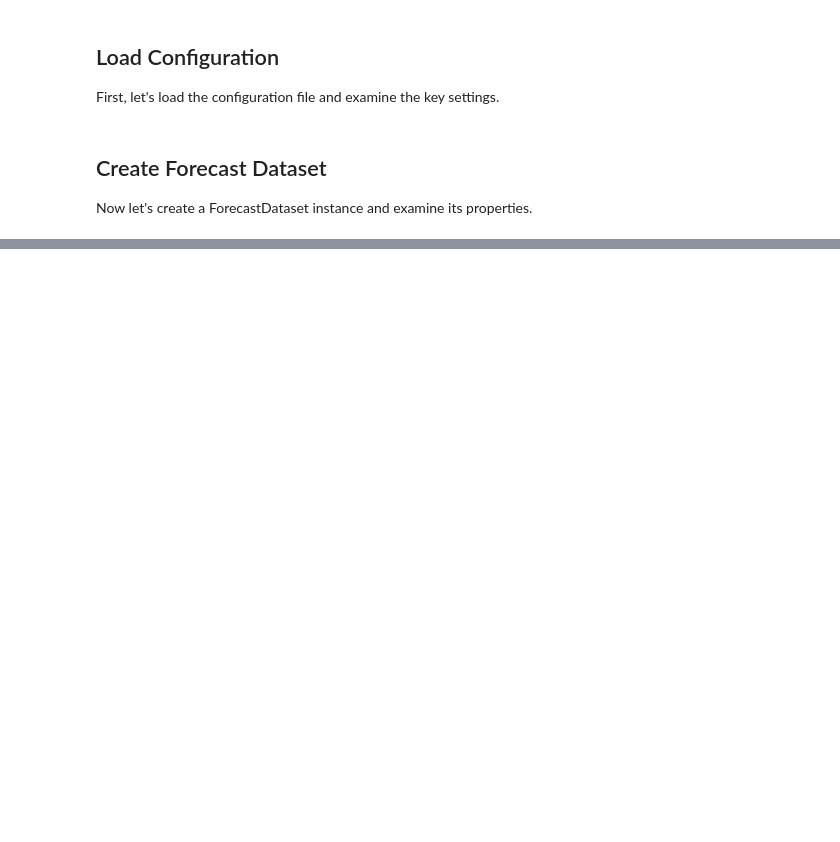
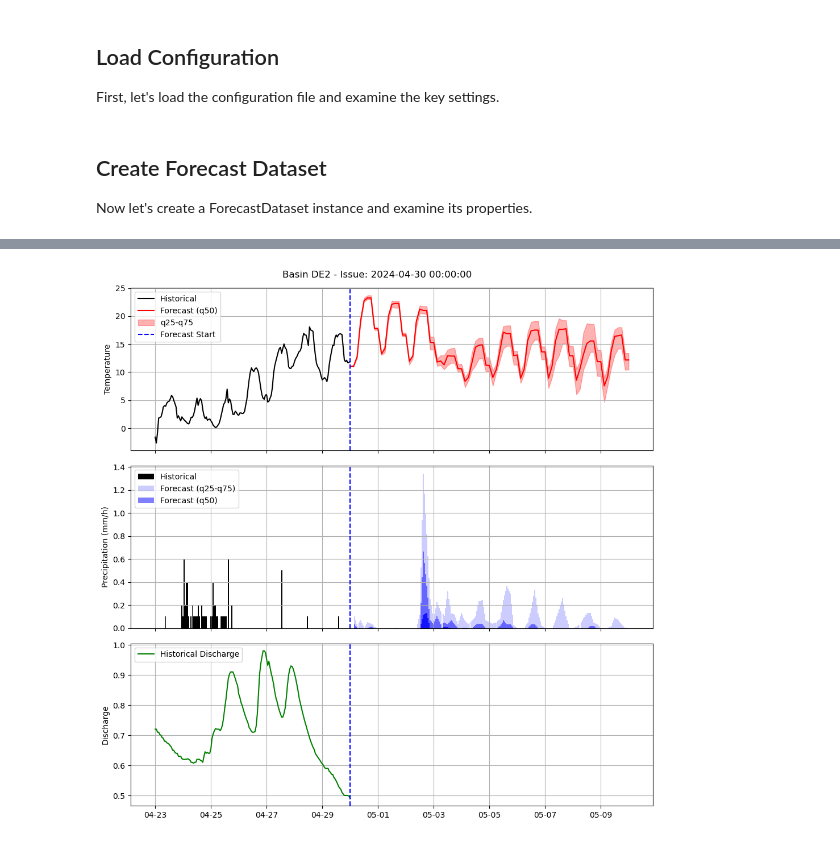
Before and after one commit to gjohnen1/neuralhydrology, a Jupyter notebook: operational_harz/gefs_10d_sample/load_online_forecast_dataset.ipynb, the cells around one changed output, grey strips where cells are left out. Drawn from its saved outputs; the diff is of its cells as text; code cells hidden in the pictures; blank space fills up the shorter version.

Commit message:
Update dataset inspection

```diff
--- a/operational_harz/gefs_10d_sample/load_online_forecast_dataset.ipynb
+++ b/operational_harz/gefs_10d_sample/load_online_forecast_dataset.ipynb
@@ -27,7 +27,7 @@ from neuralhydrology.datasetzoo.onlineforecastdataset import OnlineForecastDatas
 First, let's load the configuration file and examine the key settings.
 # %%
 # Load the config file
-config_path = Path('/home/sngrj0hn/GitHub/neuralhydrology/operational_harz/gefs_10d_sample/config.yml')
+config_path = Path('operational_harz/gefs_10d_sample/config.yml')
 config = Config(config_path)
 # %% [markdown]
 ## Create Forecast Dataset
@@ -383,0 +73,76 @@ Using forecast initialization time: 2023-09-30 00:00:00
+# %%
+# 2. Plot example variables
+if 'basin' in xr_dataset.coords and xr_dataset['basin'].size > 0:
+    basin_id = str(xr_dataset['basin'].values[0])
+    ds = xr_dataset.sel(basin=basin_id)
+
+    # Helper to find variables
+    def get_var(keywords, dims_req, dims_exc=[], suffix=''):
+        return next((v for v in xr_dataset.data_vars
+                     if any(k in v for k in keywords) and v.endswith(suffix)
+                     and all(d in xr_dataset[v].dims for d in dims_req)
+                     and not any(d in xr_dataset[v].dims for d in dims_exc)), None)
+
+    # Identify variables
+    h_vars = {
+        'temp': get_var(['temperature'], ['time'], ['lead_time']),
+        'prec': get_var(['precipitation'], ['time'], ['lead_time']),
+        'q': get_var(['discharge', 'q_'], ['time'], ['lead_time'])
+    }
+
+    # Find forecast base names via q50
+    f_vars = {}
+    for k, kws in [('temp', ['temperature_2m', 'temperature']), ('prec', ['total_precipitation', 'precipitation'])]:
+        q50 = get_var(kws, ['issue_time', 'lead_time'], suffix='_q50')
+        if q50 and 'dewpoint' not in q50:
+            base = q50.replace('_q50', '')
+            f_vars[k] = [f"{base}_{q}" for q in ['q25', 'q50', 'q75']]
+
+    if all(h_vars.values()) and len(f_vars) == 2:
+        # Data extraction
+        last_issue = ds['issue_time'].values[-1]
+        last_issue_dt = pd.to_datetime(last_issue)
+        hist_slice = slice(last_issue_dt - pd.Timedelta(days=7), last_issue_dt)
+
+        h_data = {k: ds[v].sel(time=hist_slice).to_series() for k, v in h_vars.items()}
+        f_dates = last_issue_dt + pd.to_timedelta(ds['lead_time'].values)
+
+        # Extract forecast quantiles (fallback to q50 if missing)
+        f_data = {k: [ds[v].sel(issue_time=last_issue).values if v in ds else ds[vs[1]].sel(issue_time=last_issue).values
+                      for v in vs] for k, vs in f_vars.items()}
+
+        # Plotting
+        fig, axes = plt.subplots(3, 1, figsize=(10, 10), sharex=True)
+
+        # Temperature
+        axes[0].plot(h_data['temp'].index, h_data['temp'], 'k-', label='Historical')
+        axes[0].plot(f_dates, f_data['temp'][1], 'r-', label='Forecast (q50)')
+        axes[0].fill_between(f_dates, f_data['temp'][0], f_data['temp'][2], color='red', alpha=0.3, label='q25-q75')
+        axes[0].set_ylabel('Temperature')
+
+        # Precipitation (mm/s -> mm/h)
+        axes[1].bar(h_data['prec'].index, h_data['prec'], width=0.04, color='k', label='Historical')
+        for i, alpha in zip([2, 1, 0], [0.2, 0.5, 0.8]): # Plot q75, q50, q25
+            lbl = 'Forecast (q25-q75)' if i==2 else ('Forecast (q50)' if i==1 else "")
+            axes[1].bar(f_dates, f_data['prec'][i] * 3600.0, width=0.04, color='b', alpha=alpha, label=lbl)
+        axes[1].set_ylabel('Precipitation (mm/h)')
+
+        # Discharge
+        axes[2].plot(h_data['q'].index, h_data['q'], 'g-', label='Historical Discharge')
+        axes[2].set_ylabel('Discharge')
+
+        for ax in axes:
+            ax.axvline(last_issue_dt, color='b', linestyle='--', label='Forecast Start' if ax==axes[0] else "")
+            ax.legend(loc='upper left')
+            ax.grid(True)
+
+        axes[2].xaxis.set_major_formatter(mdates.DateFormatter('%m-%d'))
+        plt.suptitle(f"Basin {basin_id} - Issue: {last_issue_dt}")
+        plt.tight_layout()
+        plt.show()
+    else:
+        print(f"Missing variables. Found: Hist={h_vars}, Fcst={f_vars.keys()}")
+else:
+    print("No basin information found.")
+# %% [output]
+[figure, added]
```
Also changed, not shown: parts of 7 cells of this notebook.
